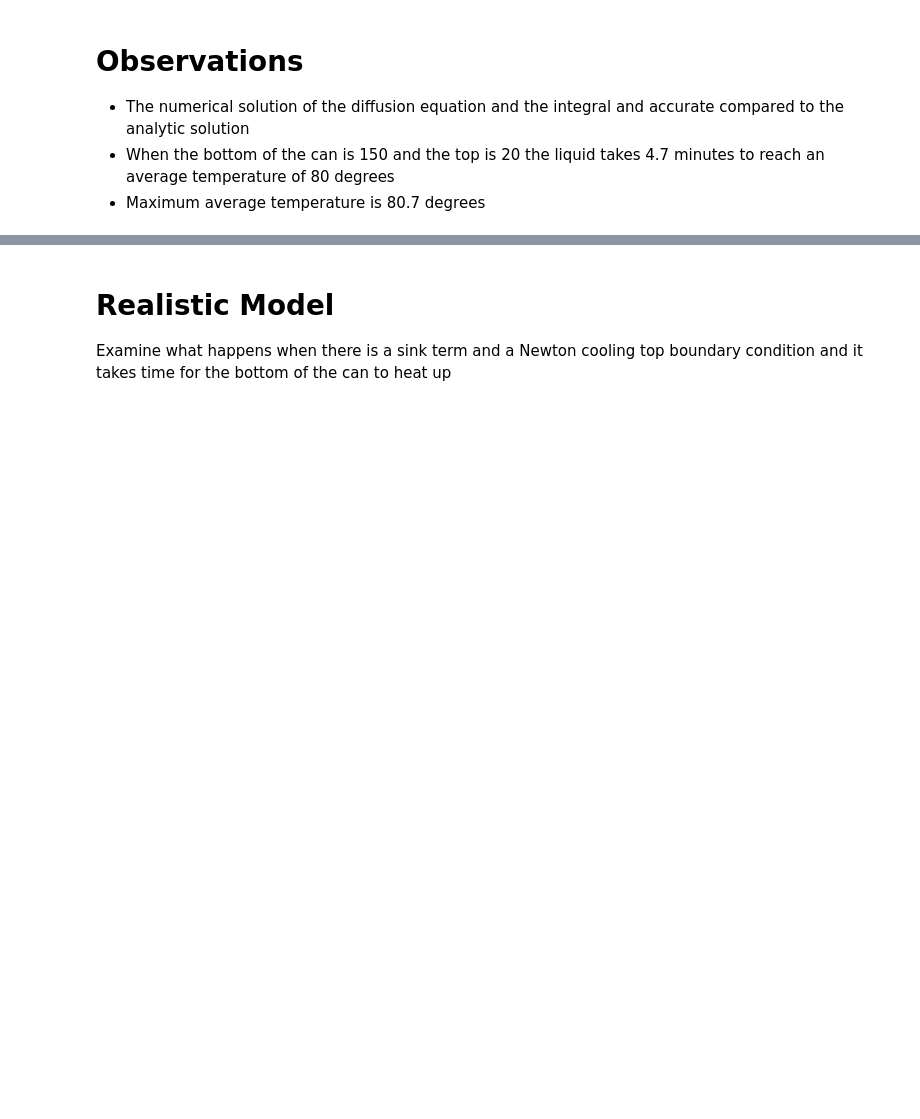
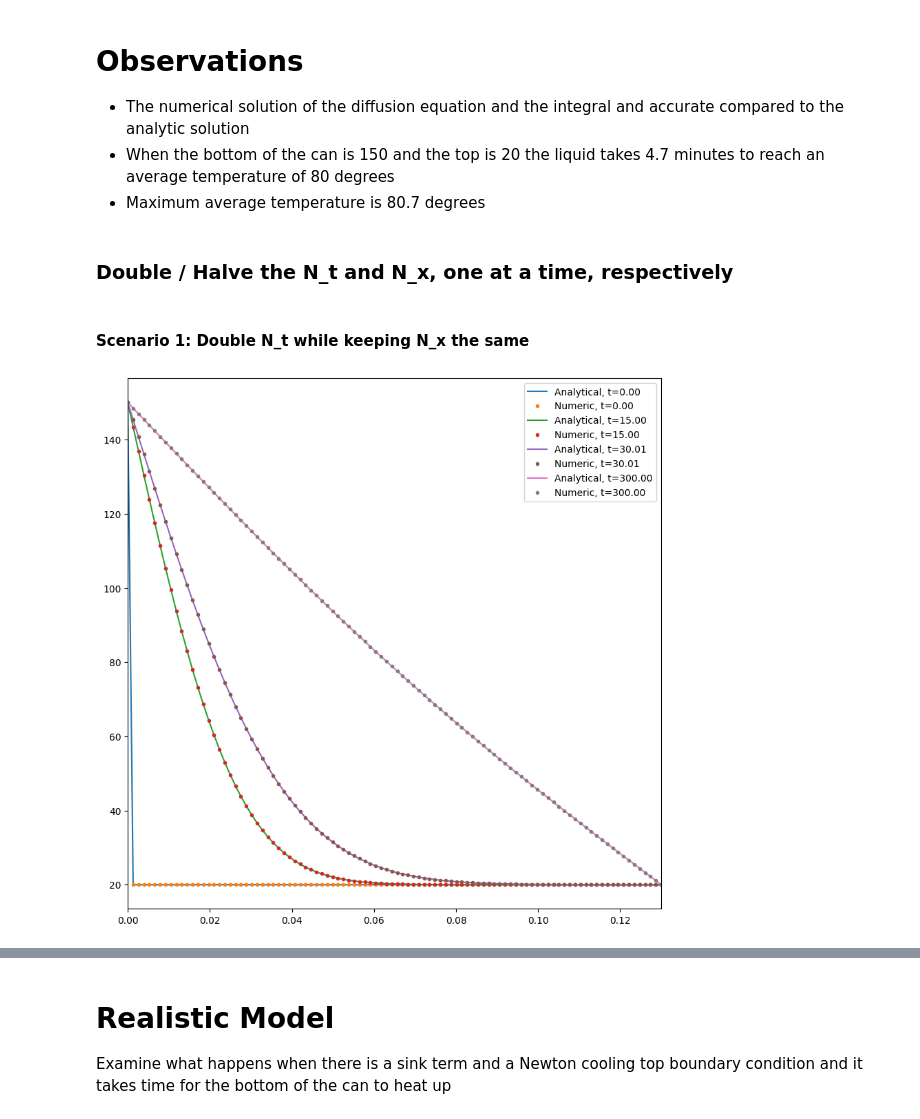
Before and after one commit to markalvaress/Drinks_Cans_IM, a Jupyter notebook: Observations.ipynb, the cells around one changed output, grey strips where cells are left out. Saved outputs shown, nothing was run; the diff lists cells and outputs as text; code cells hidden in the pictures; blank space fills up the shorter version.

```diff
--- a/Observations.ipynb
+++ b/Observations.ipynb
@@ -80,3 +73,49 @@ Maximum average temperature is : 80.69137540328468
 - The numerical solution of the diffusion equation and the integral and accurate compared to the analytic solution
 - When the bottom of the can is 150 and the top is 20 the liquid takes 4.7 minutes to reach an average temperature of 80 degrees
 - Maximum average temperature is 80.7 degrees
+# %% [markdown]
+### Double / Halve the N_t and N_x, one at a time, respectively
+# %% [markdown]
+#### Scenario 1: Double N_t while keeping N_x the same
+# %%
+# Define parameters
+b0 = 150 # u(0,t)= b0 (boundary cond)
+bL = 20 # u(L,t)= bL (boundary cond)
+D = 0.143*10**(-4) # thermal diffusivity coefficient - in the liquid
+a = 0 # heat transfer coefficient of liquid through container to air - for sink term along sides of can
+T = 300 # final time
+L = 0.13 # Length (i.e. height) of the can
+Nt_points = 4000    # number of timesteps
+Nx_points = 100   # number of spaces in x
+
+u_inf = bL # air temperature - for this problem we say that the temperature at end of rod is fixed at air temp
+
+# Set initial condition
+u0 = np.zeros(Nx_points)
+u0[0] = b0
+u0[1:] = bL*np.ones(Nx_points-1)
+
+# Set up time related functions
+index_to_time = hp.create_index_to_time_fn(T, Nt_points)
+time_to_index = hp.create_time_to_index_fn(T, Nt_points)
+
+# run simulation
+U = si.simulate_dirichlet_sink(u0, lambda t: b0, D, T, Nt_points, L, Nx_points, 0)
+# %%
+# Compare to analytic solution
+
+U_analyt = tpa.create_analytic_toy_fn(b0, bL, L, D)
+x = np.linspace(0,L,Nx_points)
+
+fig, ax = plt.subplots(figsize = (10,10))
+
+for i in (0, Nt_points//20, Nt_points//10, Nt_points - 1):
+    t = index_to_time(i)
+    ax.plot(x, U_analyt(x, t), "-", label = f"Analytical, {t=:.2f}")
+    ax.plot(x, U[:, i], ".", label = f"Numeric, {t=:.2f}")
+
+plt.xlim(0,L)
+plt.legend()
+plt.show()
+# %% [output]
+[figure, added]
```
Also changed, not shown: parts of 29 cells of this notebook.
